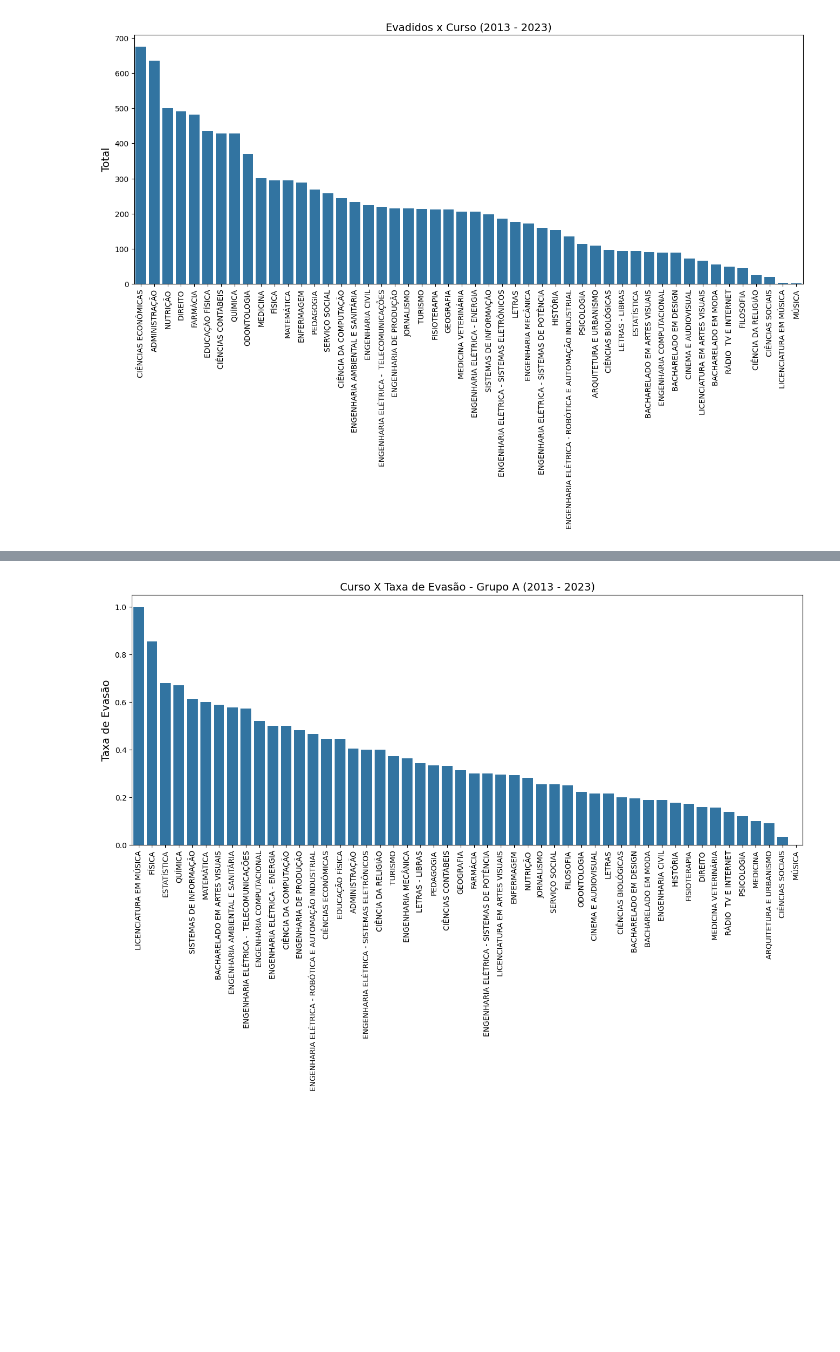
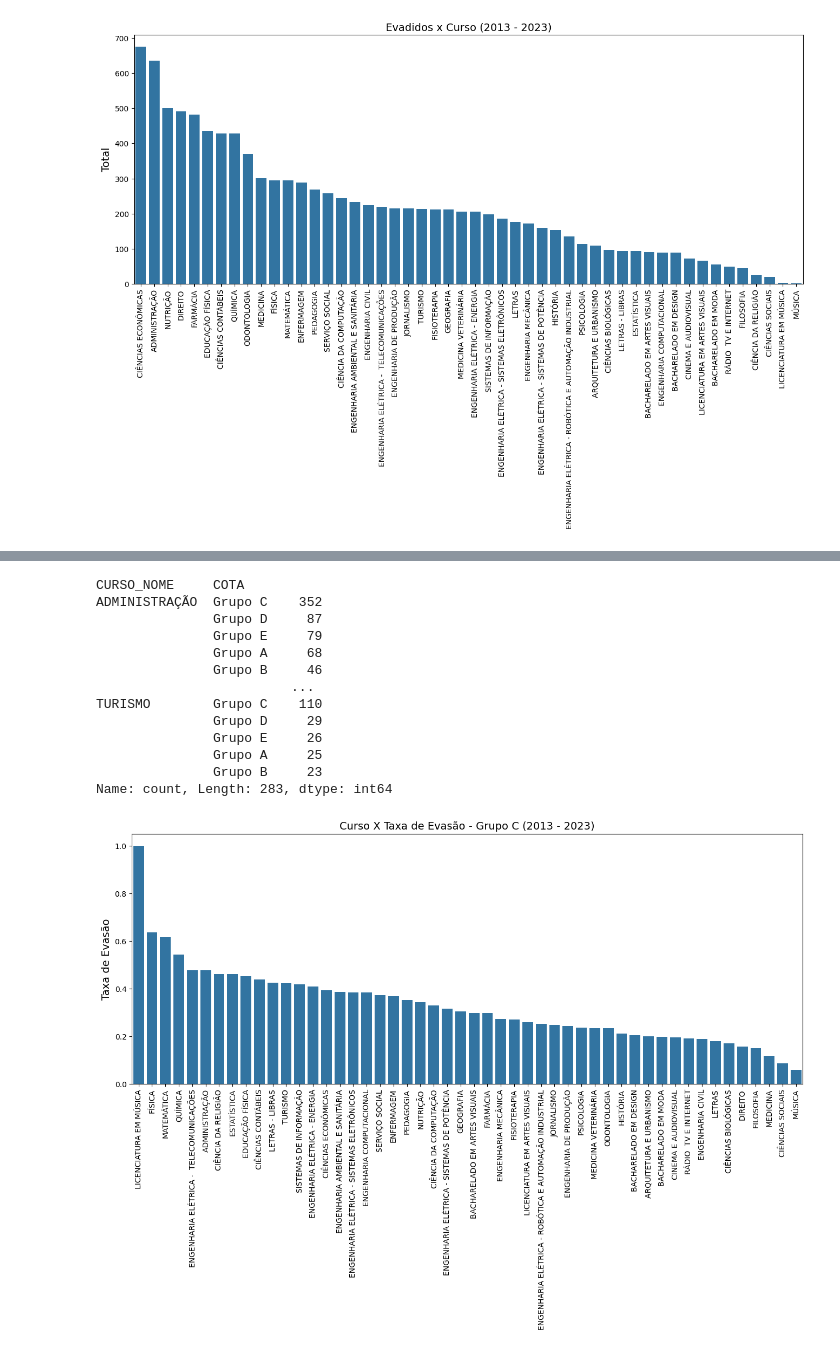
Before and after one commit to heliomacedofilho/projetos-do-bootcamp-analise-de-dados-enap-2023, a Jupyter notebook: analise_da_evasao_estudantil/projeto_final.ipynb, the cells around one changed output, grey strips where cells are left out. Saved outputs shown, nothing was run; the diff lists cells and outputs as text; code cells hidden in the pictures; blank space fills up the shorter version.

```diff
--- a/analise_da_evasao_estudantil/projeto_final.ipynb
+++ b/analise_da_evasao_estudantil/projeto_final.ipynb
@@ -254,6 +270,19 @@ def plot_grafico(x, y, grupo):
     plt.xticks(rotation=90)
     plt.show()
 # %%
-evasao_por_grupo(df_ingressantes_apos_2012, 'Grupo A')
+evasao_por_grupo(df_ingressantes_apos_2012, 'Grupo C')
 # %% [output]
+CURSO_NOME     COTA
+ADMINISTRAÇÃO  Grupo C    352
+               Grupo D     87
+               Grupo E     79
+               Grupo A     68
+               Grupo B     46
+                         ...
+TURISMO        Grupo C    110
+               Grupo D     29
+               Grupo E     26
+               Grupo A     25
+               Grupo B     23
+Name: count, Length: 283, dtype: int64
-[figure, old version]
+[figure, new version]
```
Also changed, not shown: parts of 6 cells of this notebook.
